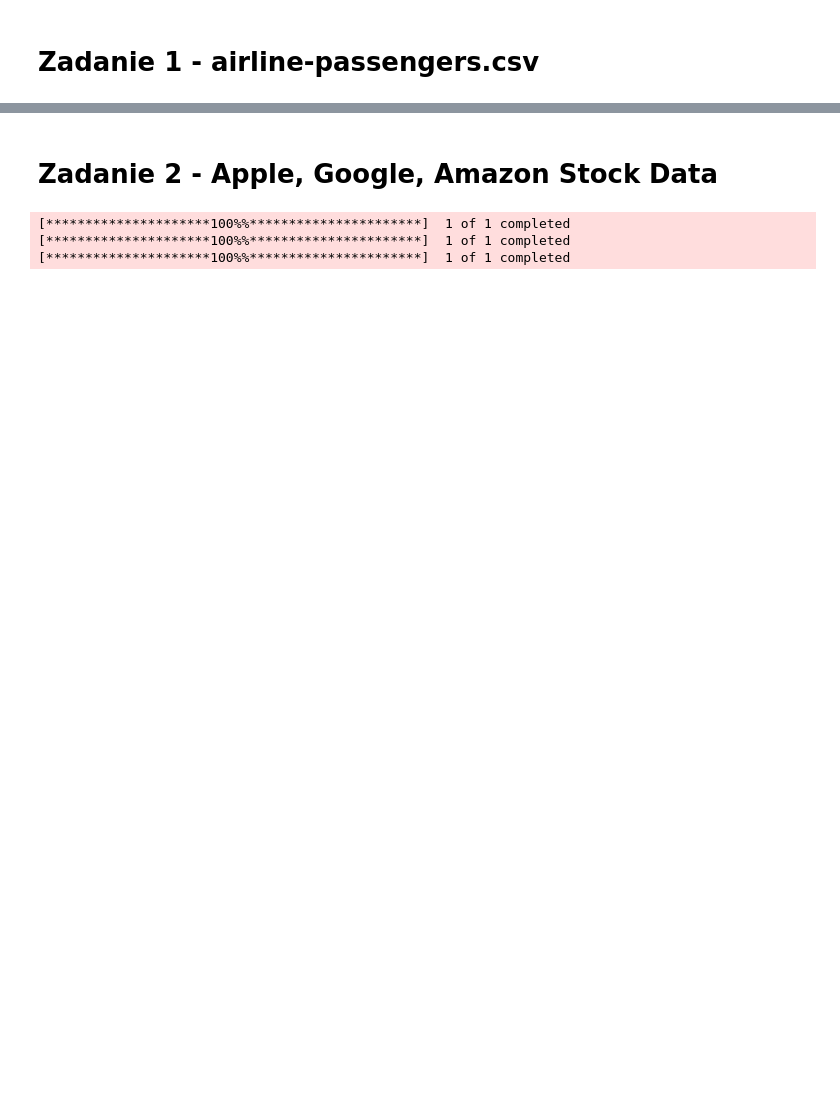
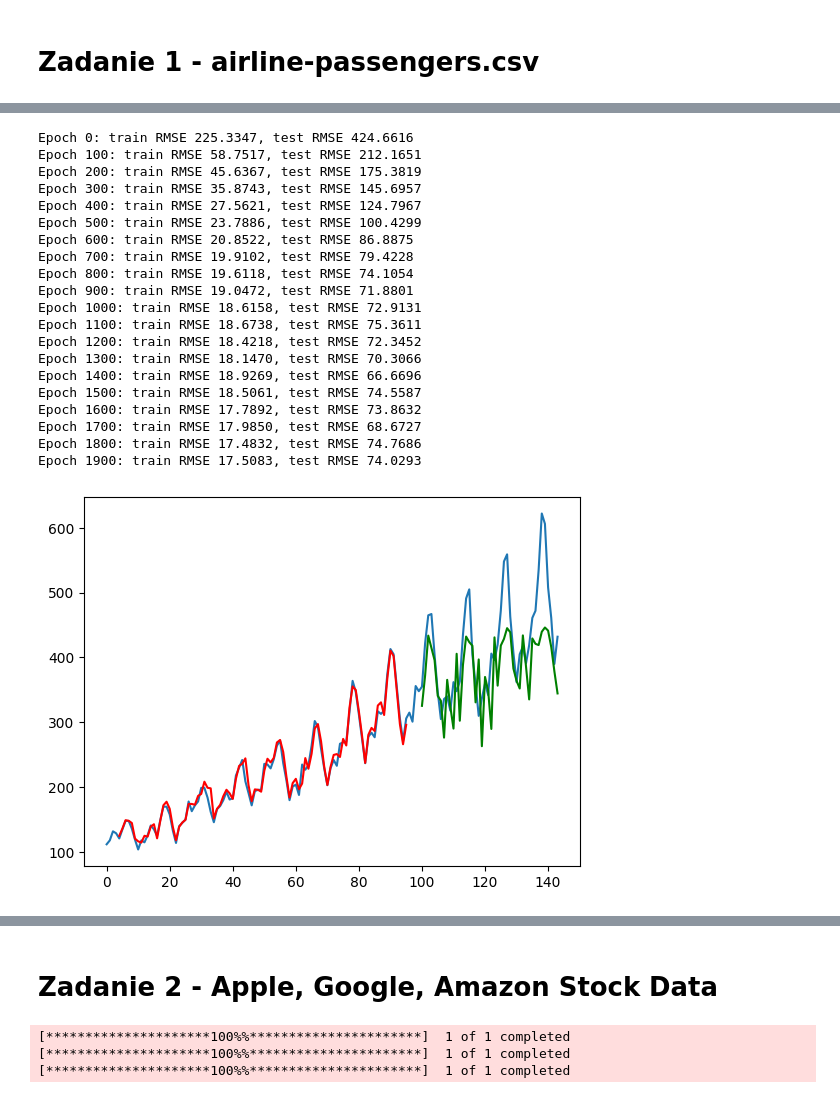
Before and after one commit to PsimonL/DeepLearningProject, a Jupyter notebook: LABS/LAB4/SSN_LAB04.ipynb, the cells around one changed output, grey strips where cells are left out. Drawn from its saved outputs; the diff is of its cells as text; code cells hidden in the pictures; blank space fills up the shorter version.

```diff
--- a/LABS/LAB4/SSN_LAB04.ipynb
+++ b/LABS/LAB4/SSN_LAB04.ipynb
@@ -150,5 +141,5 @@ import seaborn as sns
 # %%
-# rnn_model = SimpleRNNModel(input_size=1, hidden_size=64, output_size=1)
-# rnn_criterion = nn.MSELoss()
-# rnn_optimizer = optim.Adam(rnn_model.parameters(), lr=0.001)
+rnn_model = SimpleRNNModel(input_size=1, hidden_size=64, output_size=1)
+rnn_criterion = nn.MSELoss()
+rnn_optimizer = optim.Adam(rnn_model.parameters(), lr=0.001)
 # %%
@@ -273,0 +187,27 @@ import seaborn as sns
+# %%
+train_and_evaluate(epochs=2000,
+                   model=rnn_model,
+                   criterion=rnn_criterion,
+                   optimizer=rnn_optimizer)
+# %% [output]
+Epoch 0: train RMSE 225.3347, test RMSE 424.6616
+Epoch 100: train RMSE 58.7517, test RMSE 212.1651
+Epoch 200: train RMSE 45.6367, test RMSE 175.3819
+Epoch 300: train RMSE 35.8743, test RMSE 145.6957
+Epoch 400: train RMSE 27.5621, test RMSE 124.7967
+Epoch 500: train RMSE 23.7886, test RMSE 100.4299
+Epoch 600: train RMSE 20.8522, test RMSE 86.8875
+Epoch 700: train RMSE 19.9102, test RMSE 79.4228
+Epoch 800: train RMSE 19.6118, test RMSE 74.1054
+Epoch 900: train RMSE 19.0472, test RMSE 71.8801
+Epoch 1000: train RMSE 18.6158, test RMSE 72.9131
+Epoch 1100: train RMSE 18.6738, test RMSE 75.3611
+Epoch 1200: train RMSE 18.4218, test RMSE 72.3452
+Epoch 1300: train RMSE 18.1470, test RMSE 70.3066
+Epoch 1400: train RMSE 18.9269, test RMSE 66.6696
+Epoch 1500: train RMSE 18.5061, test RMSE 74.5587
+Epoch 1600: train RMSE 17.7892, test RMSE 73.8632
+Epoch 1700: train RMSE 17.9850, test RMSE 68.6727
+Epoch 1800: train RMSE 17.4832, test RMSE 74.7686
+Epoch 1900: train RMSE 17.5083, test RMSE 74.0293
+[figure, added]
```
Also changed, not shown: parts of 37 cells of this notebook.
